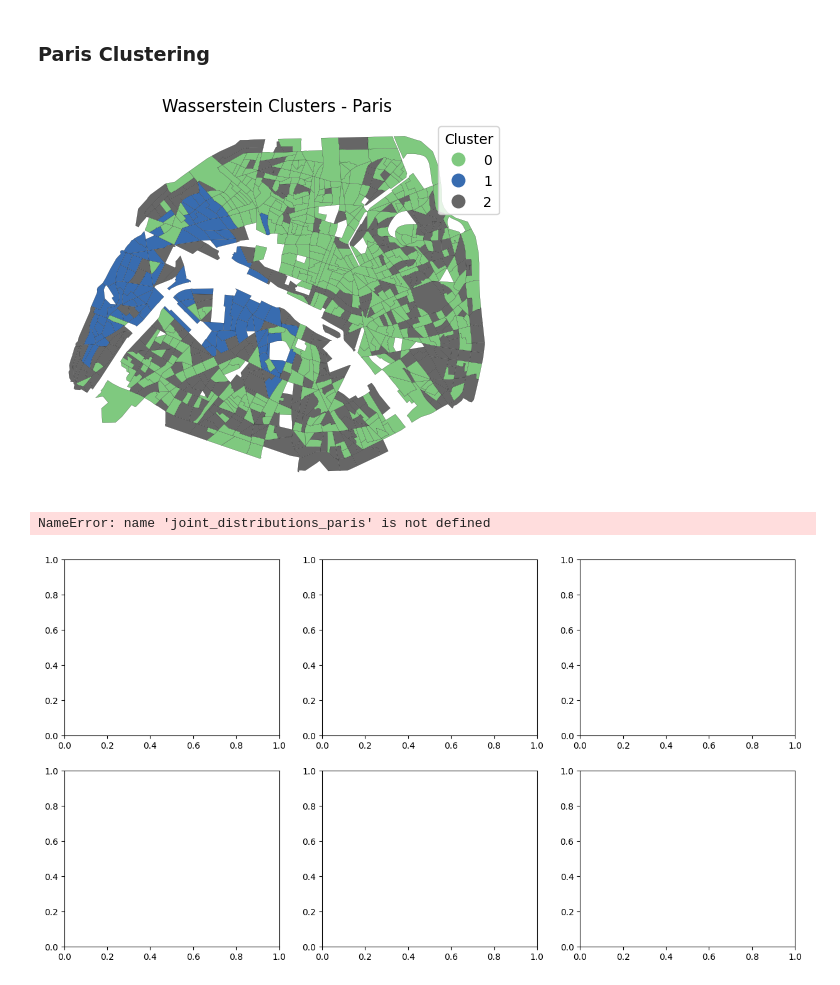
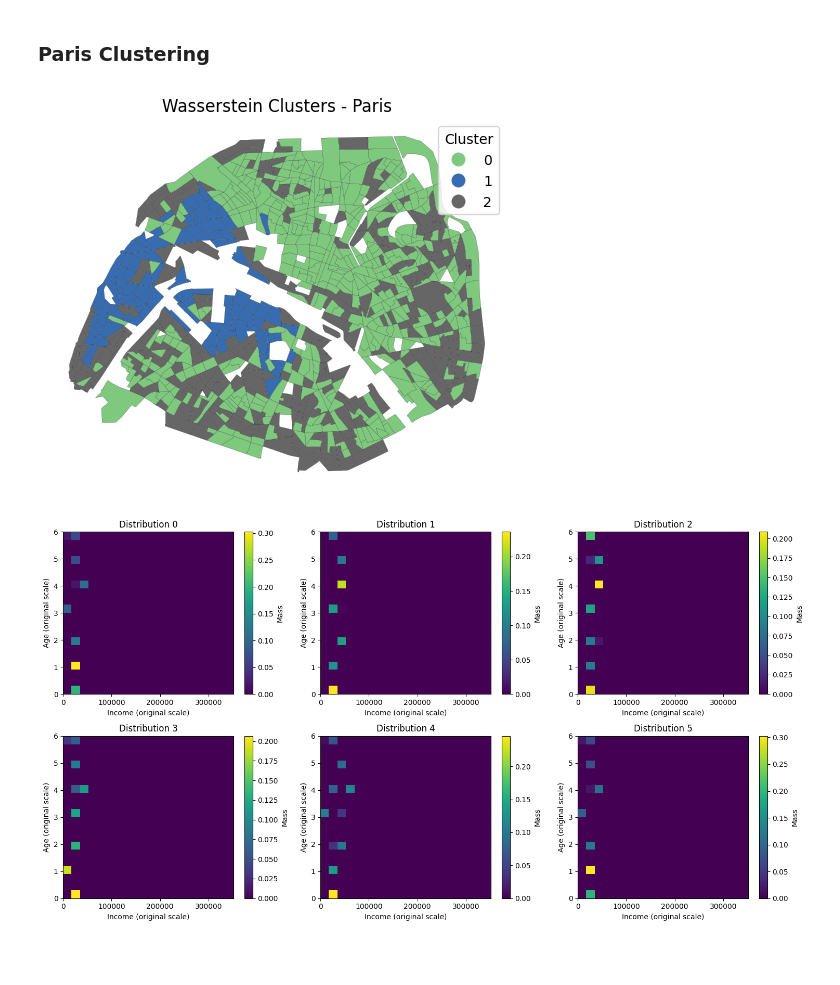
Before and after one commit to moranenzo/ML-Wasserstein, a Jupyter notebook: notebooks/IRISxAGE.ipynb, the cells around one changed output. Drawn from its saved outputs; the diff is of its cells as text; code cells hidden in the pictures; blank space fills up the shorter version.

Commit message:
Rerun the code and graphs

```diff
--- a/notebooks/IRISxAGE.ipynb
+++ b/notebooks/IRISxAGE.ipynb
@@ -608,3 +609,6 @@ plt.show()
 The inertia curve decreases steadily, without a clear elbow, suggesting that adding clusters continues to improve the fit up to at least k = 5 or 6. This contrasts with the curved of bary_WKM, which showed a sharp drop followed by a plateau at k = 2 : a value that may underestimate the complexity of joint age-income distributions.
 # %% [markdown]
 # Mapping
+# %%
+# Compute assignments with pairwise distance method
+assignments = dist_WKMeans(data = distributions, grid = grid, dist_matrix=pairwise, n_clusters=3, n_iter=100, random_state=None)
@@ -717,7 +733,7 @@ gdf_paris.plot(
     column='cluster_paris',
     cmap='Accent',
     legend=True,
-    legend_kwds={'title': 'Cluster'},  # Ajoute un titre clair à la légende
+    legend_kwds={'title': 'Cluster'},
     edgecolor='black',
     linewidth=0.1,
     missing_kwds={'color': 'lightgrey', 'label': 'No data'}
@@ -726,63 +742,18 @@ plt.title("Wasserstein Clusters - Paris")
 plt.axis('off')
 plt.show()
 # %% [output]
-[figure, old version]
+[figure, new version]
 # %%
-n_clusters = 3
-fig, axes = plt.subplots(2, n_clusters, figsize=(5*n_clusters, 8))
+proj_idx = [np.where(assignments_proj == k)[0][0] for k in range(3)]
+par_idx = [np.where(assignments_paris == k)[0][0] for k in range(3)]
+indices = proj_idx + par_idx
 
-# France clustering projected on Paris
-for k in range(n_clusters):
-    ax = axes[0, k]
-    idx = rng.choice(np.where(assignments_proj == k)[0])
-
-    dist = joint_distributions_paris[idx]
-    supp = joint_supports_paris[idx]
-    age_classes = supp[:, 0]
-    income_deciles = supp[:, 1]
-
-    scatter = ax.scatter(
-        income_deciles, age_classes,
-        c=dist,
-        cmap='viridis',
-        s=300 * dist,
-        edgecolor='k'
-    )
-    ax.set_title(f"France Clustering - Cluster {k}")
-    ax.set_xlabel("Income")
-    ax.set_ylabel("Age")
-    ax.set_xlim(0, 1)
-    ax.set_ylim(0, 1)
-    ax.grid(True)
-
-# Paris clustering
-for k in range(n_clusters):
-    ax = axes[1, k]
-    idx = rng.choice(np.where(assignments_paris == k)[0])
-
-    dist = joint_distributions_paris[idx]
-    supp = joint_supports_paris[idx]
-    age_classes = supp[:, 0]
-    income_deciles = supp[:, 1]
-
-    scatter = ax.scatter(
-        income_deciles, age_classes,
-        c=dist,
-        cmap='viridis',
-        s=300 * dist,
-        edgecolor='k'
-    )
-    ax.set_title(f"Paris Clustering - Cluster {k}")
-    ax.set_xlabel("Income")
-    ax.set_ylabel("Age")
-    ax.set_xlim(0, 1)
-    ax.set_ylim(0, 1)
-    ax.grid(True)
-
-fig.tight_layout()
-cbar = fig.colorbar(scatter, ax=axes.ravel().tolist(), shrink=0.95)
-cbar.set_label("Probabilité")
-plt.show()
+plot_projected_distributions(
+    [distributions[i] for i in indices],
+    grid_shape=(20, 20),
+    support_min=support_min,
+    support_max=support_max,
+    title='Distribution'
+)
 # %% [output]
-NameError: name 'joint_distributions_paris' is not defined
-[figure, old version]
+[figure, new version]
```
Also changed, not shown: parts of 16 cells of this notebook.
